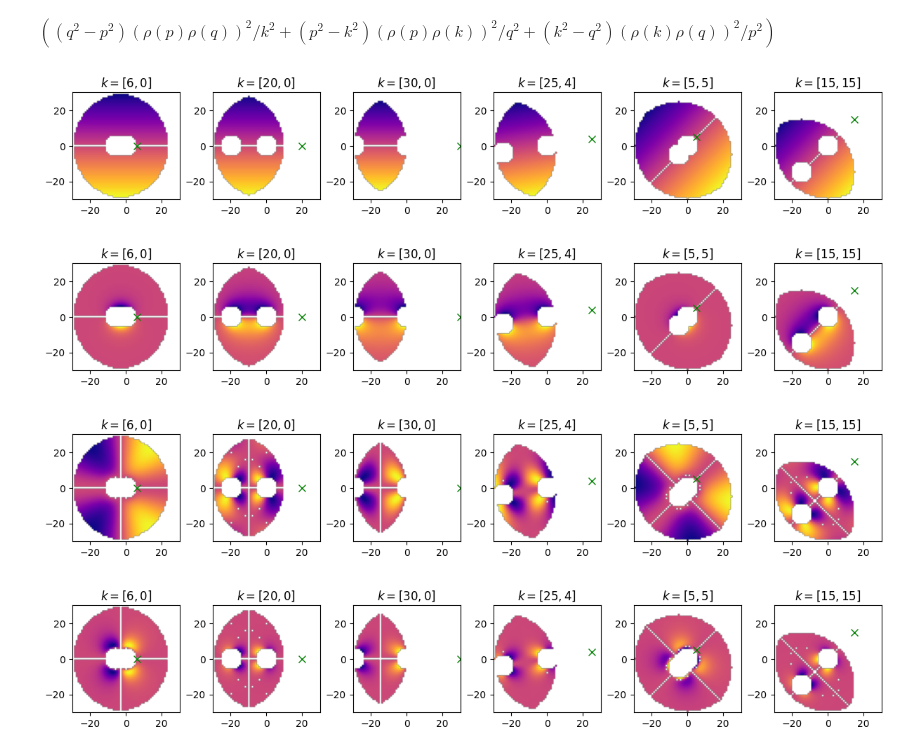
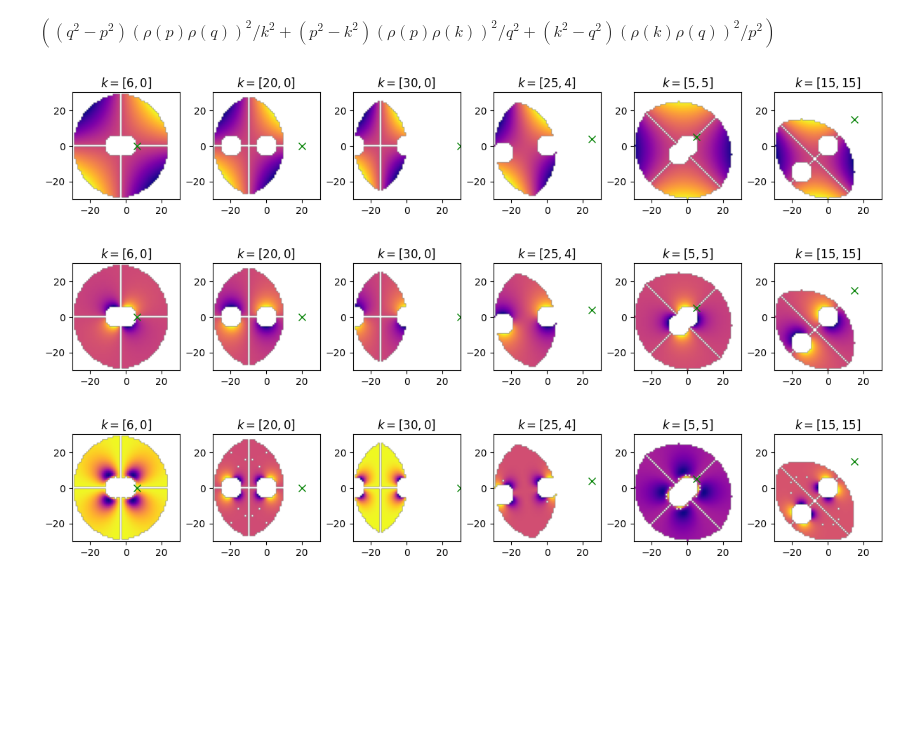
Before and after one commit to rbvogtiii/RSCAM_Networks-in-Turbulence, a Jupyter notebook: triads_simplified.ipynb, the cells around one changed output. Cells and saved outputs as stored; diff of their text form; code cells hidden in the pictures; blank space fills up the shorter version.

```diff
--- a/triads_simplified.ipynb
+++ b/triads_simplified.ipynb
@@ -19,15 +19,13 @@ for i in range(len(idk.T)):
     tmp2=(np.linalg.norm(idk.T[i].reshape(2,1),axis=0)>=kmin) & (np.linalg.norm(idk,axis=0)>=kmin) & (np.linalg.norm(-idk-idk.T[i].reshape(2,1),axis=0)>=kmin)
     tmp3=(order(idk.T[i])!=order(idk)) & (order(idk)!=order(-idk-idk.T[i].reshape(2,1))) & (order(idk.T[i].reshape(2,1))!=order(-idk-idk.T[i].reshape(2,1)))
     if (tmp1&tmp2&tmp3).sum()!=0:
-        k.append(np.array([idk.T[i]]*(tmp1&tmp2).sum()))
-        tmp=idk.T[tmp1&tmp2]
+        k.append(np.array([idk.T[i]]*(tmp1&tmp2&tmp3).sum()))
+        tmp=idk.T[tmp1&tmp2&tmp3]
         p.append(tmp)
         q.append(-tmp-idk.T[i])
 
 k=np.row_stack(k).T;p=np.row_stack(p).T;q=np.row_stack(q).T
-kmag=np.linalg.norm(k,axis=0)
-pmag=np.linalg.norm(p,axis=0)
-qmag=np.linalg.norm(q,axis=0)
+kmag=np.linalg.norm(k,axis=0);pmag=np.linalg.norm(p,axis=0);qmag=np.linalg.norm(q,axis=0)
 # %%
 def plot_G(G,colorbar=False,small=True):
     if small:
@@ -88,33 +95,34 @@ a = 1.657861386762042, b = -2.3439511091862633
 # %% [markdown]
 $((q^2-p^2) (\rho(p)\rho(q))^2/k^2 + (p^2-k^2) (\rho(p)\rho(k))^2/q^2 +(k^2-q^2) (\rho(k)\rho(q))^2/p^2)$
 # %%
-K=((qmag**2-pmag**2)/kmag**2*(rhop*rhoq)**2)+((pmag**2-kmag**2)/qmag**2*(rhop*rhok)**2)+((kmag**2-qmag**2)/pmag**2*(rhok*rhoq)**2)
+K=((qmag**2-pmag**2)*kmag**-2*(rhop*rhoq)**2)+((pmag**2-kmag**2)*qmag**-2*(rhop*rhok)**2)+((kmag**2-qmag**2)*pmag**-2*(rhok*rhoq)**2)
 D=np.sqrt(pmag**2+qmag**2)
 C=-np.cross(q,p,axis=0)/(rhok*rhop*rhoq)*K
 
 dot_term=(k*p).sum(axis=0)
 rho_term=rhok*rhop*rhoq
 cos_term=-C/(2*D)
+
+term=pmag**2-qmag**2
 # %%
 G=np.zeros([len(idk.T)]*2)
-G[order(k),order(p)]=np.cross(q,p,axis=0)
+G[order(k),order(p)]=term*np.cross(q,p,axis=0)
 Grho=np.zeros([len(idk.T)]*2)
-Grho[order(k),order(p)]=np.cross(q,p,axis=0)*rho_term
+Grho[order(k),order(p)]=term*np.cross(q,p,axis=0)*rho_term
 Gcos=np.zeros([len(idk.T)]*2)
-Gcos[order(k),order(p)]=np.cross(q,p,axis=0)*cos_term
+Gcos[order(k),order(p)]=term*np.cross(q,p,axis=0)*cos_term
 Gcosrho=np.zeros([len(idk.T)]*2)
-Gcosrho[order(k),order(p)]=np.cross(q,p,axis=0)*cos_term*rho_term
+Gcosrho[order(k),order(p)]=term*np.cross(q,p,axis=0)*cos_term*rho_term
 
 plot_G(G)
 plot_G(Grho)
-plot_G(Gcos)
+# plot_G(Gcos)
 plot_G(Gcosrho)
 # plot_G(Gcos,colorbar=True,small=False)
 # plot_G(Gcosrho,colorbar=True,small=False)
 # %% [output]
-[figure, old version]
+[figure, new version]
-[figure, old version]
+[figure, new version]
-[figure, old version]
+[figure, new version]
-[figure, removed]
 # %%
 G=np.zeros([len(idk.T)]*2)
```
Also changed, not shown: parts of 4 cells of this notebook.
